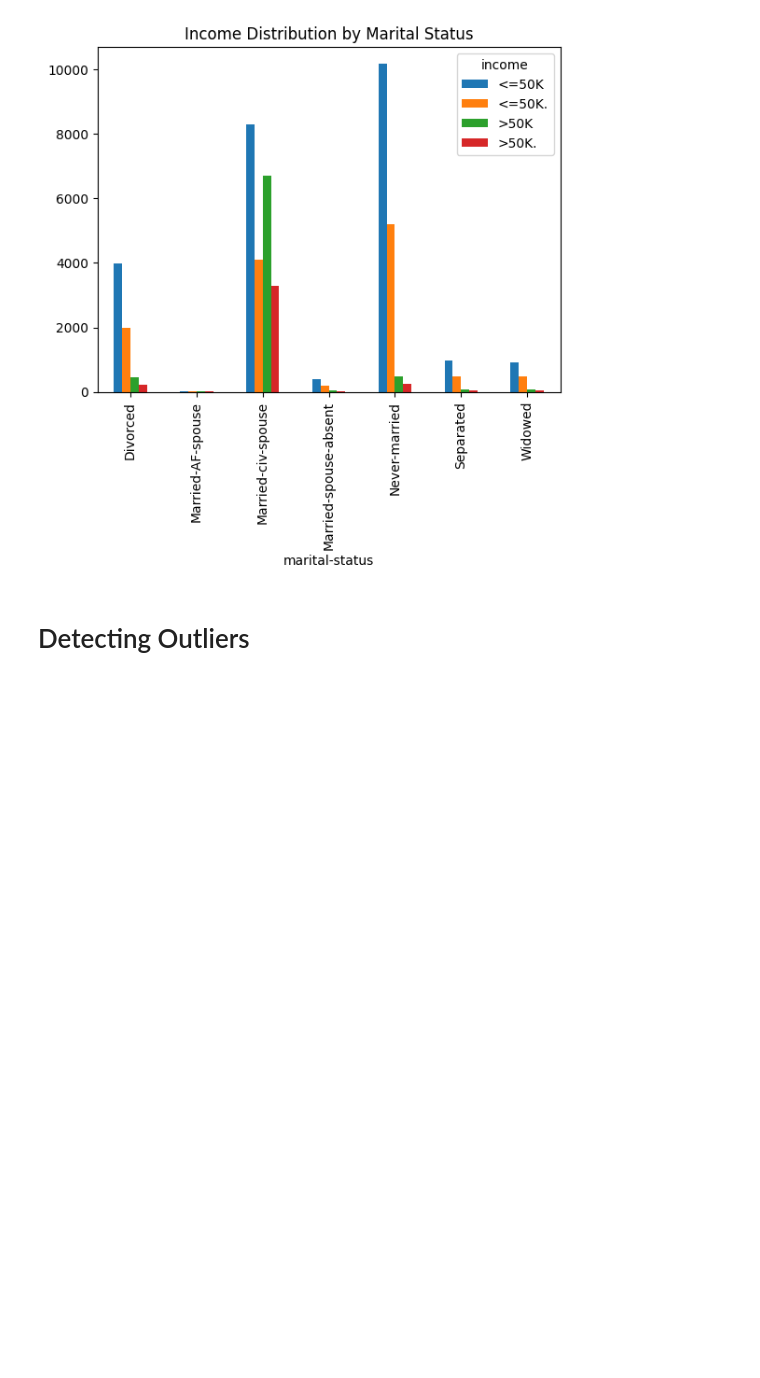
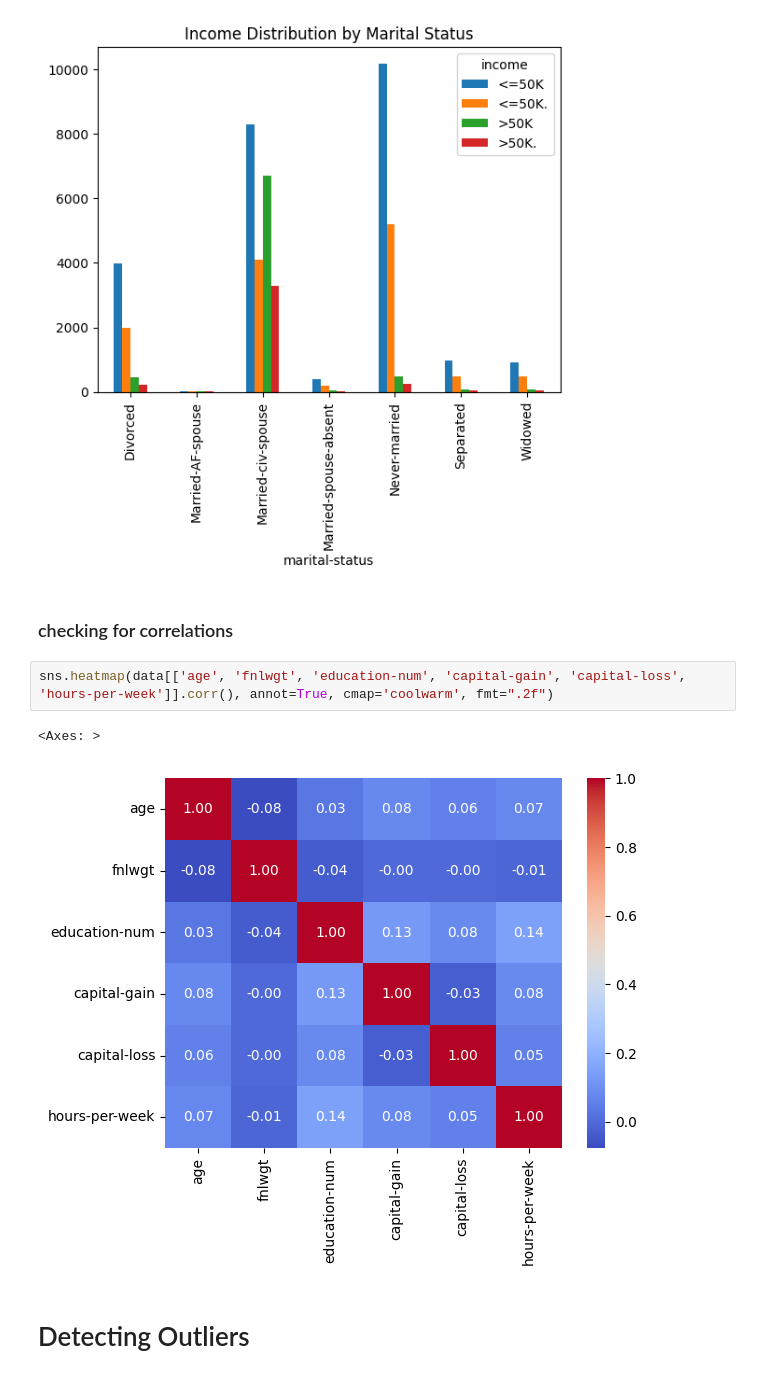
Before and after one commit to Kavindu-D/Census_Income, a Jupyter notebook: Preprocessing.ipynb, the cells around one changed output. Saved outputs shown, nothing was run; the diff lists cells and outputs as text; blank space fills up the shorter version.

```diff
--- a/Preprocessing.ipynb
+++ b/Preprocessing.ipynb
@@ -201,6 +201,13 @@ plt.title('Income Distribution by Marital Status')
 plt.show()
 # %% [output]
 [figure]
+# %% [markdown]
+### checking for correlations
+# %%
+sns.heatmap(data[['age', 'fnlwgt', 'education-num', 'capital-gain', 'capital-loss', 'hours-per-week']].corr(), annot=True, cmap='coolwarm', fmt=".2f")
+# %% [output]
+<Axes: >
+[figure, added]
 # %% [markdown]
 # Detecting Outliers
 # %% [markdown]
```
Also changed, not shown: parts of 6 cells of this notebook.
